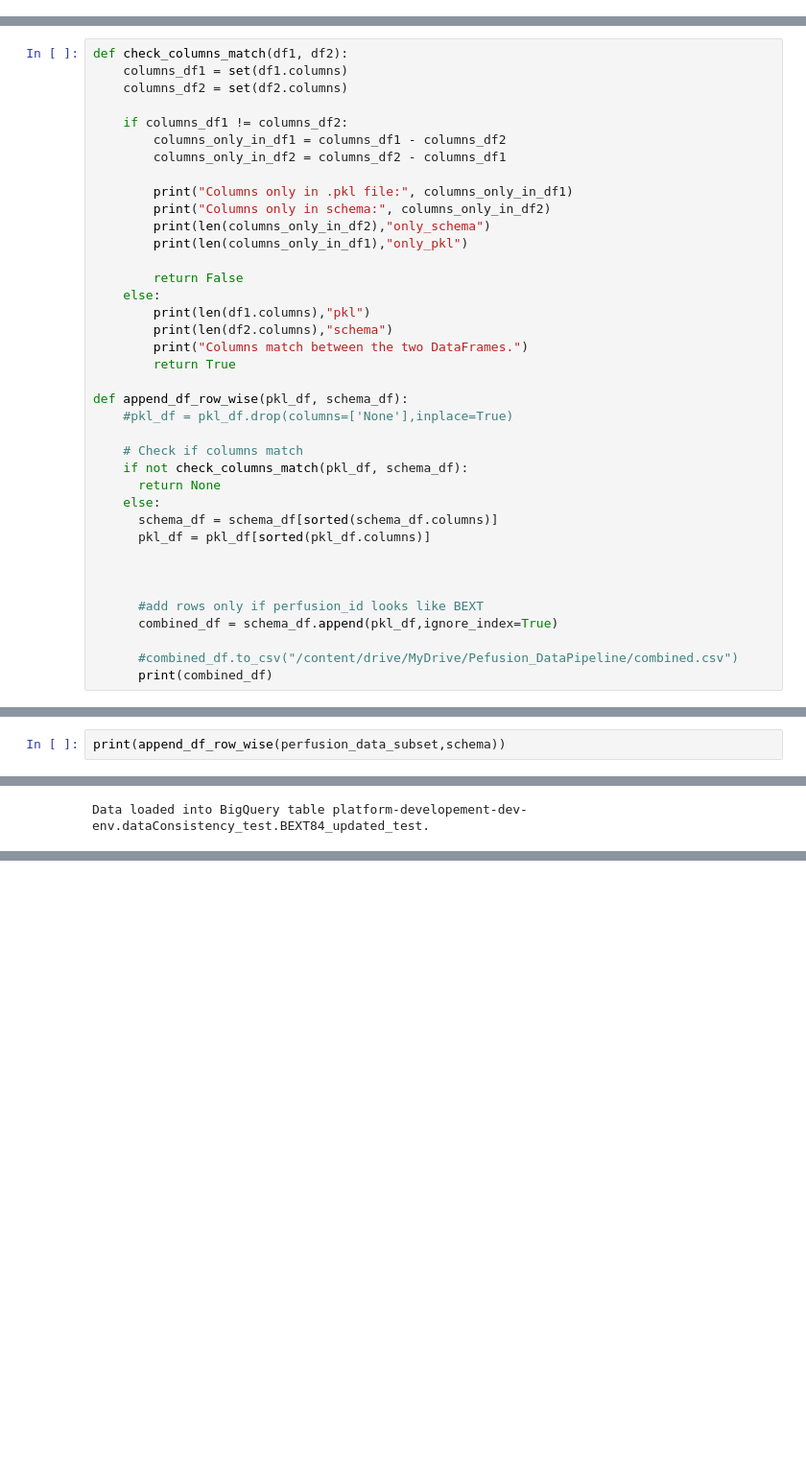
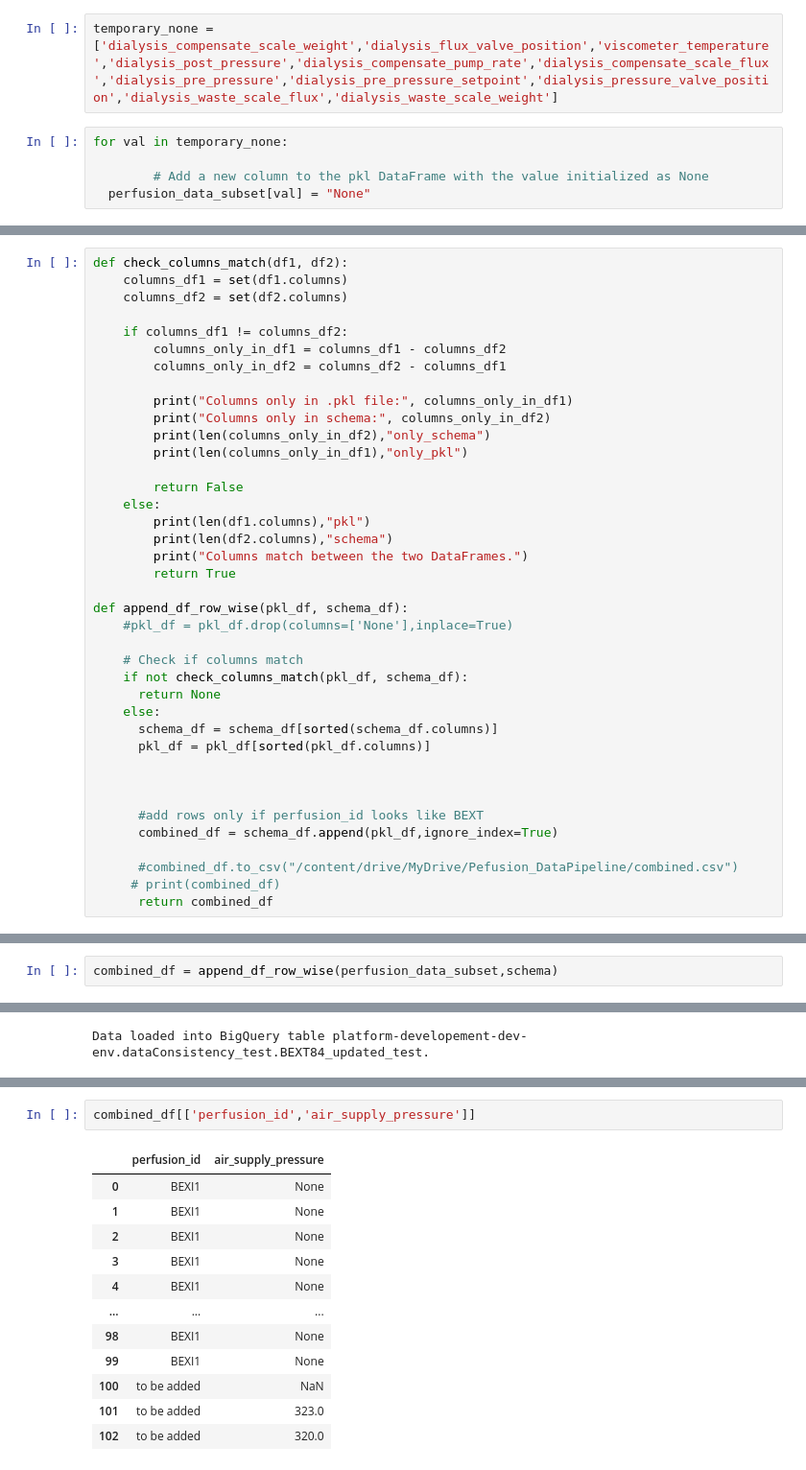
Before and after one commit to mansivyas26/perfusion_dataPipeline, a Jupyter notebook: variables_diff.ipynb, the cells around one changed output, grey strips where cells are left out. Shown at 96% size. Drawn from its saved outputs; the diff is of its cells as text; blank space fills up the shorter version.

```diff
--- a/variables_diff.ipynb
+++ b/variables_diff.ipynb
@@ -131,6 +238,13 @@ def check_columns(df):
 check_columns(perfusion_data_subset)
 # %%
 check_columns(schema)
+# %%
+temporary_none = ['dialysis_compensate_scale_weight','dialysis_flux_valve_position','viscometer_temperature','dialysis_post_pressure','dialysis_compensate_pump_rate','dialysis_compensate_scale_flux','dialysis_pre_pressure','dialysis_pre_pressure_setpoint','dialysis_pressure_valve_position','dialysis_waste_scale_flux','dialysis_waste_scale_weight']
+# %%
+for val in temporary_none:
+
+        # Add a new column to the pkl DataFrame with the value initialized as None
+  perfusion_data_subset[val] = "None"
 # %%
 #compare .pkl file , variable dicitionary and Schema
 
@@ -219,11 +331,12 @@ def append_df_row_wise(pkl_df, schema_df):
       combined_df = schema_df.append(pkl_df,ignore_index=True)
 
       #combined_df.to_csv("/content/drive/MyDrive/Pefusion_DataPipeline/combined.csv")
-      print(combined_df)
+     # print(combined_df)
+      return combined_df
 # %%
 #create individual table for dryrun - filter perfusion dataset convert bq table
 # %%
 #create indivudual table for human runs - filter perfusion dataset convert bq table
 # %%
-print(append_df_row_wise(perfusion_data_subset,schema))
+combined_df = append_df_row_wise(perfusion_data_subset,schema)
 # %% [output]
@@ -342,0 +479,15 @@ Duplicate values: ['glucose_syringe_pump_hour_setrate']
+# %%
+combined_df[['perfusion_id','air_supply_pressure']]
+# %% [output]
+|  | perfusion_id | air_supply_pressure |
+| 0 | BEXI1 | None |
+| 1 | BEXI1 | None |
+| 2 | BEXI1 | None |
+| 3 | BEXI1 | None |
+| 4 | BEXI1 | None |
+| ... | ... | ... |
+| 98 | BEXI1 | None |
+| 99 | BEXI1 | None |
+| 100 | to be added | NaN |
+| 101 | to be added | 323.0 |
+| 102 | to be added | 320.0 |
```
Also changed, not shown: parts of 30 cells of this notebook.
